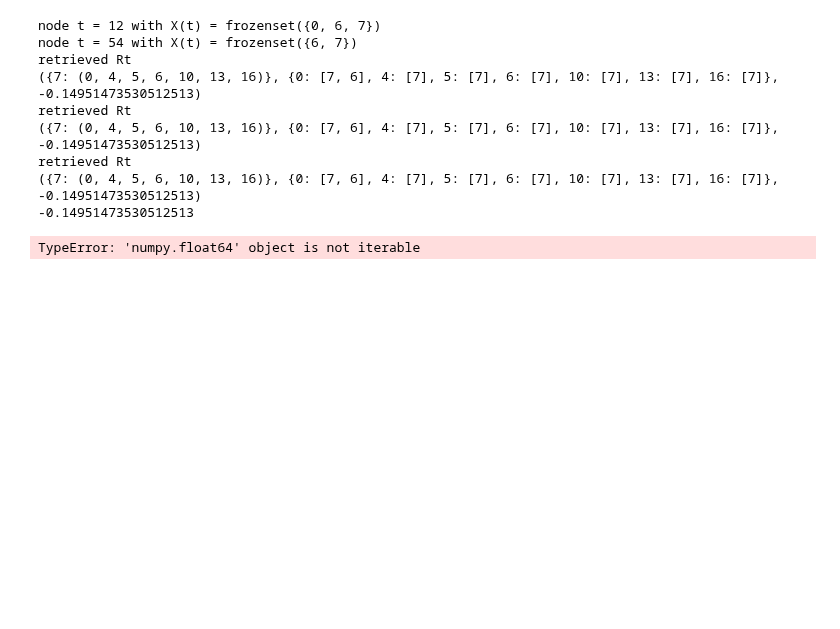
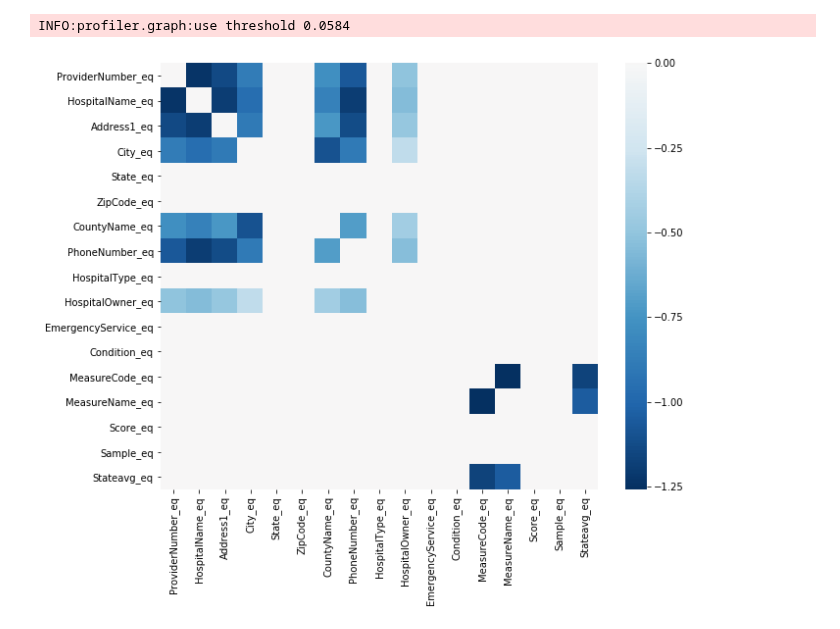
Before and after one commit to sis-ethz/Profiler-Public, a Jupyter notebook: tutorials/Tutorial1_Hospital.ipynb, the cells around one changed output. Saved outputs shown, nothing was run; the diff lists cells and outputs as text; code cells hidden in the pictures; blank space fills up the shorter version.

```diff
--- a/tutorials/Tutorial1_Hospital.ipynb
+++ b/tutorials/Tutorial1_Hospital.ipynb
@@ -26,6 +3,6 @@ def print_tree(T, node, level=0):
 # %%
 pf = Profiler(workers=2, verbose=False, tol=0.01, eps=0.1)
 # %%
-pf.session.load_data(name='flights', src='file', fpath='/Users/zhihan/Documents/bart/data/clean_data/flights.csv', embedtxt=False)
-#pf.session.load_data(name='hospital', src='file', fpath='data/hospital.csv', embedtxt=False)
+#pf.session.load_data(name='flights', src='file', fpath='/Users/zhihan/Documents/bart/data/clean_data/flights.csv', embedtxt=False)
+pf.session.load_data(name='hospital', src='file', fpath='data/hospital.csv', embedtxt=False)
 # %% [output]
@@ -297,13 +54,13 @@ def dfs(G, tree, t):
-# %%
-R = dfs(G, NTD, 12)
-# %% [output]
-node t = 12 with X(t) = frozenset({0, 6, 7})
-node t = 54 with X(t) = frozenset({6, 7})
-retrieved Rt
-({7: (0, 4, 5, 6, 10, 13, 16)}, {0: [7, 6], 4: [7], 5: [7], 6: [7], 10: [7], 13: [7], 16: [7]}, -0.14951473530512513)
-retrieved Rt
-({7: (0, 4, 5, 6, 10, 13, 16)}, {0: [7, 6], 4: [7], 5: [7], 6: [7], 10: [7], 13: [7], 16: [7]}, -0.14951473530512513)
-retrieved Rt
-({7: (0, 4, 5, 6, 10, 13, 16)}, {0: [7, 6], 4: [7], 5: [7], 6: [7], 10: [7], 13: [7], 16: [7]}, -0.14951473530512513)
--0.14951473530512513
-TypeError: 'numpy.float64' object is not iterable
+# %%
+# pf.session.learn_structure(sparsity=0.1)
+s = pf.session.struct_engine
+data = pf.session.training_data
+s.n = pf.session.sample_size
+# %%
+s.est_cov = s.estimate_covariance(data.values, pf.session.null_pb, data.columns)
+# %%
+s.param['sparsity'] = 0.1
+s.inv_cov = s.estimate_inverse_covariance(s.est_cov.values, data.columns)
+# %% [output]
+INFO:profiler.graph:use threshold 0.0584
+[figure, added]
```
Also changed, not shown: parts of 18 cells of this notebook, 3 other files.
